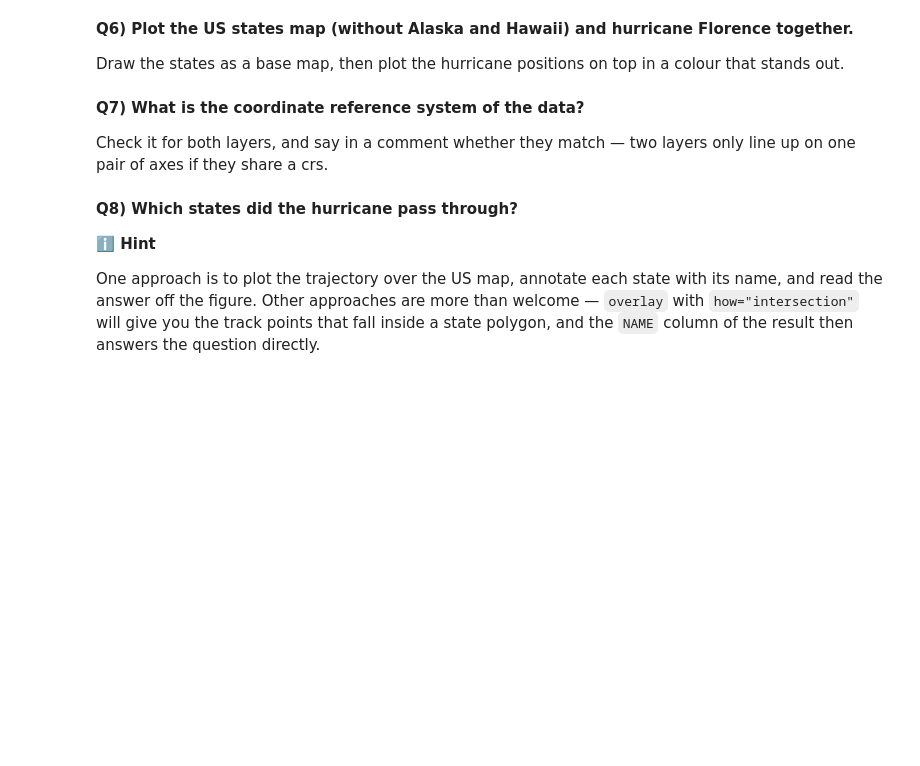
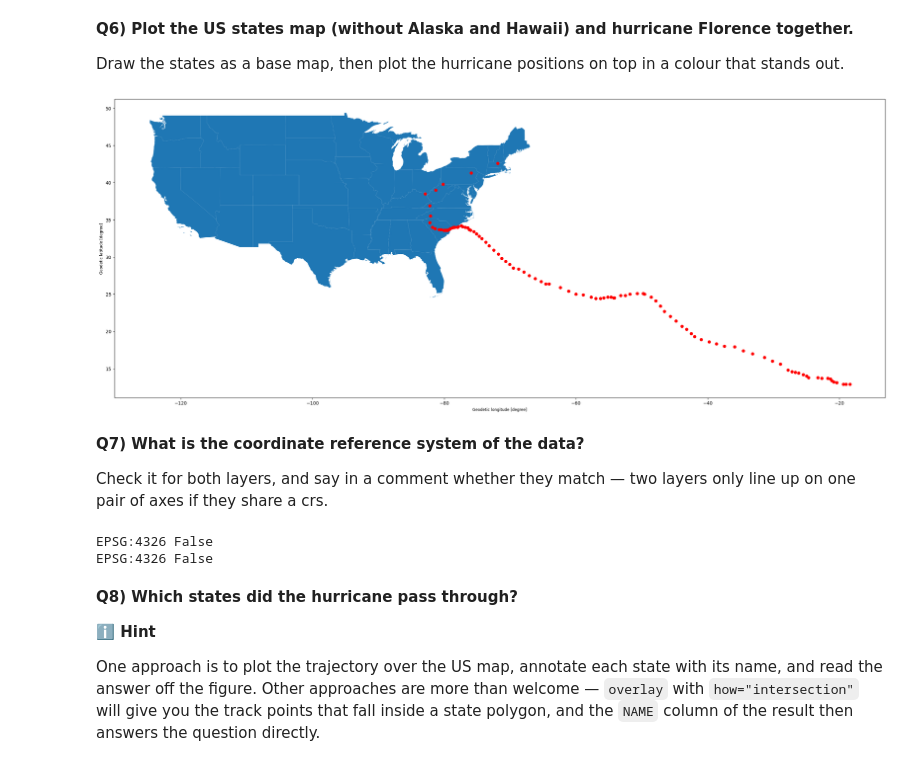
Before and after one commit to NilsChabloz/2026_Intro_Python, a Jupyter notebook: live/part-I/1.6-geospatial-vector-data-environmental-exercises.ipynb, the cells around one changed output. Cells and saved outputs as stored; diff of their text form; code cells hidden in the pictures; blank space fills up the shorter version.

```diff
--- a/live/part-I/1.6-geospatial-vector-data-environmental-exercises.ipynb
+++ b/live/part-I/1.6-geospatial-vector-data-environmental-exercises.ipynb
@@ -108,3 +132,5 @@ Build the geometry column from the `Long` and `Lat` columns with
 and call the result `gdf_florence`. Then look at its first few rows.
 # %%
 # Create a geodataframe from the hurricane florence dataframe
+gdf_florence = gpd.GeoDataFrame(florence, geometry = gpd.points_from_xy(florence['Long'], florence['Lat']), crs="EPSG:4326")
+gdf_florence
@@ -115,6 +155,12 @@ Draw the states as a base map, then plot the hurricane positions on top in a col
 out.
 # %%
 # Plot to see the hurricane overlay the US map, with the hurricane position on top
+fig, ax = plt.subplots(figsize = (30, 20))
+country.plot(ax=ax)
+gdf_florence.plot(ax = ax, color='r')
+plt.show()
+# %% [output]
+[figure, added]
 # %% [markdown]
 **Q7) What is the coordinate reference system of the data?**
 
@@ -125,3 +169,12 @@ one pair of axes if they share a crs.
+# %%
+# Check the coordinate reference system of the data
+print(country.crs, country.crs.is_projected)
+print(gdf_florence.crs, gdf_florence.crs.is_projected)
+
+#N: They did not match, but I corrected it in Q5 with crs="EPSG:4326"
+# %% [output]
+EPSG:4326 False
+EPSG:4326 False
 # %% [markdown]
 **Q8) Which states did the hurricane pass through?**
 
```
Also changed, not shown: parts of 9 cells of this notebook.
